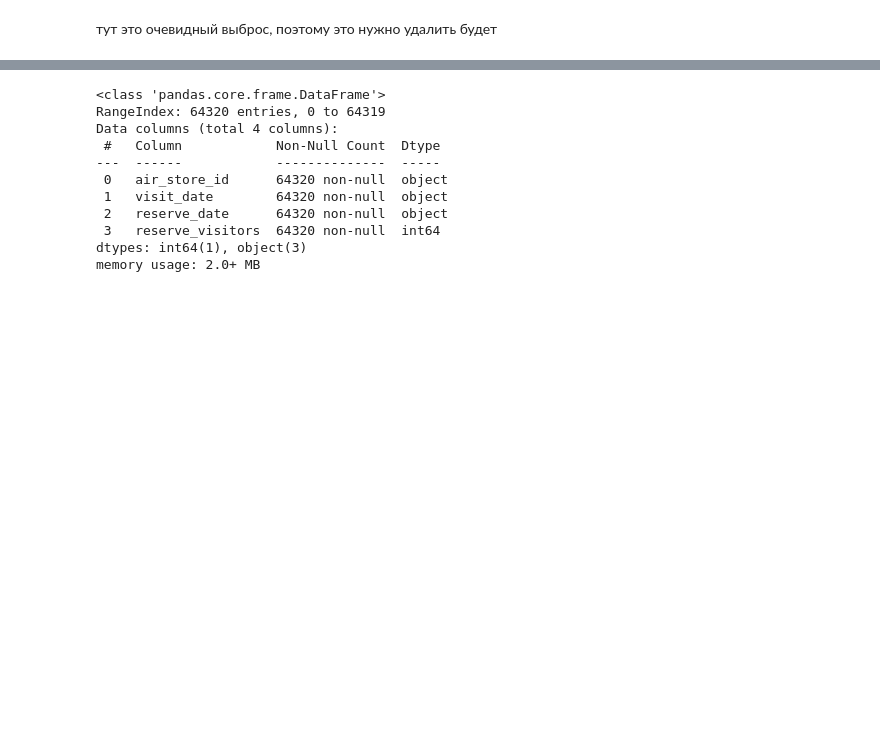
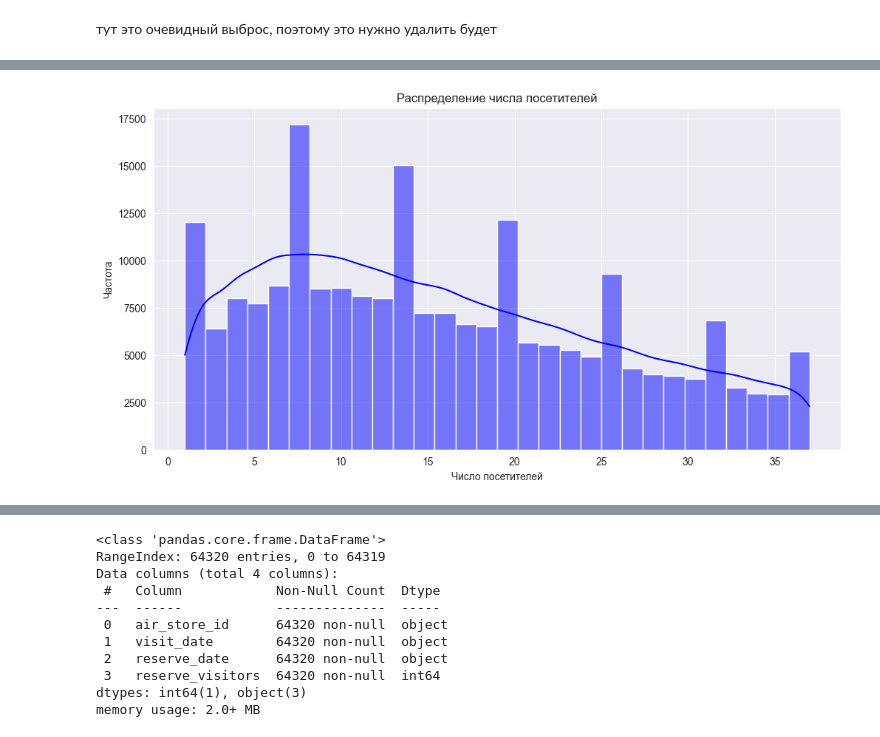
Before and after one commit to FEDOROV-ALEXANDER/ML_kurs2022, a Jupyter notebook: Homework/Homework2024/homework2024.ipynb, the cells around one changed output, grey strips where cells are left out. Saved outputs shown, nothing was run; the diff lists cells and outputs as text; code cells hidden in the pictures; blank space fills up the shorter version.

```diff
--- a/Homework/Homework2024/homework2024.ipynb
+++ b/Homework/Homework2024/homework2024.ipynb
@@ -480,0 +513,12 @@ Text(0.5, 1.0, 'Ящик с усами для количества заброн
+# %%
+# Анализ данных с графиками
+
+# 1. Распределение числа посетителей
+plt.figure(figsize=(12, 6))
+sns.histplot(df['visitors'], bins=30, kde=True, color='blue')
+plt.title('Распределение числа посетителей')
+plt.xlabel('Число посетителей')
+plt.ylabel('Частота')
+plt.show()
+# %% [output]
+[figure, added]
```
Also changed, not shown: parts of 39 cells of this notebook.
